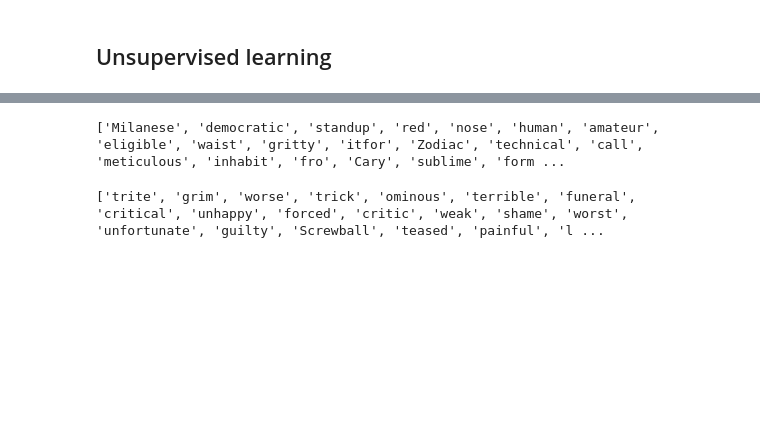
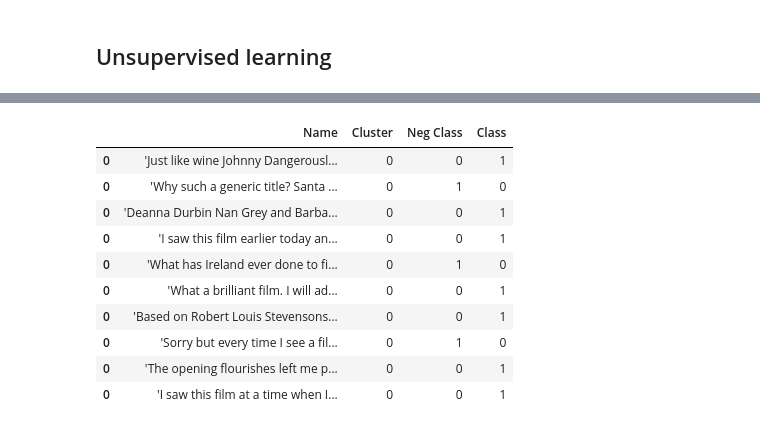
Before and after one commit to shivasanketh-rm/Sentiment-Analysis-of-IMDB-reviews, a Jupyter notebook: imdb_sentiment.ipynb, the cells around one changed output, grey strips where cells are left out. Cells and saved outputs as stored; diff of their text form; code cells hidden in the pictures; blank space fills up the shorter version.

```diff
--- a/imdb_sentiment.ipynb
+++ b/imdb_sentiment.ipynb
@@ -272,8 +170,0 @@ print(type2_terms)
-# %%
-print(type1_terms)
-# %% [output]
-['Milanese', 'democratic', 'standup', 'red', 'nose', 'human', 'amateur', 'eligible', 'waist', 'gritty', 'itfor', 'Zodiac', 'technical', 'call', 'meticulous', 'inhabit', 'fro', 'Cary', 'sublime', 'form ...
-# %%
-print(type2_terms)
-# %% [output]
-['trite', 'grim', 'worse', 'trick', 'ominous', 'terrible', 'funeral', 'critical', 'unhappy', 'forced', 'critic', 'weak', 'shame', 'worst', 'unfortunate', 'guilty', 'Screwball', 'teased', 'painful', 'l ...
@@ -279,0 +175,5 @@ print(type2_terms)
+# %%
+num_clusters = 2
+k_means_vect = KMeans(n_clusters=num_clusters)
+k_means_vect.fit(X_train_CV)
+clusters_vect = k_means_vect.labels_.tolist()
@@ -279,0 +184,19 @@ print(type2_terms)
+# %%
+Y_train = Y_train.astype('int')
+Y_neg = [int(not(x)) for x in Y_train.to_list()]
+dict_vect = {'Name': Corpus_train.tolist(), 'Cluster': clusters_vect, 'Neg Class': (Y_neg), 'Class': Y_train.tolist()}
+frame_vect = pd.DataFrame(dict_vect, index = [clusters_vect])
+frame_vect.sample(10)
+#Negate of the clusters are considered as clustering only outputs as two separate classes and not as positive or negative
+# %% [output]
+|  | Name | Cluster | Neg Class | Class |
+| 0 | 'Just like wine Johnny Dangerousl... | 0 | 0 | 1 |
+| 0 | 'Why such a generic title? Santa ... | 0 | 1 | 0 |
+| 0 | 'Deanna Durbin Nan Grey and Barba... | 0 | 0 | 1 |
+| 0 | 'I saw this film earlier today an... | 0 | 0 | 1 |
+| 0 | 'What has Ireland ever done to fi... | 0 | 1 | 0 |
+| 0 | 'What a brilliant film. I will ad... | 0 | 0 | 1 |
+| 0 | 'Based on Robert Louis Stevensons... | 0 | 0 | 1 |
+| 0 | 'Sorry but every time I see a fil... | 0 | 1 | 0 |
+| 0 | 'The opening flourishes left me p... | 0 | 0 | 1 |
+| 0 | 'I saw this film at a time when I... | 0 | 0 | 1 |
```
Also changed, not shown: parts of 16 cells of this notebook.
